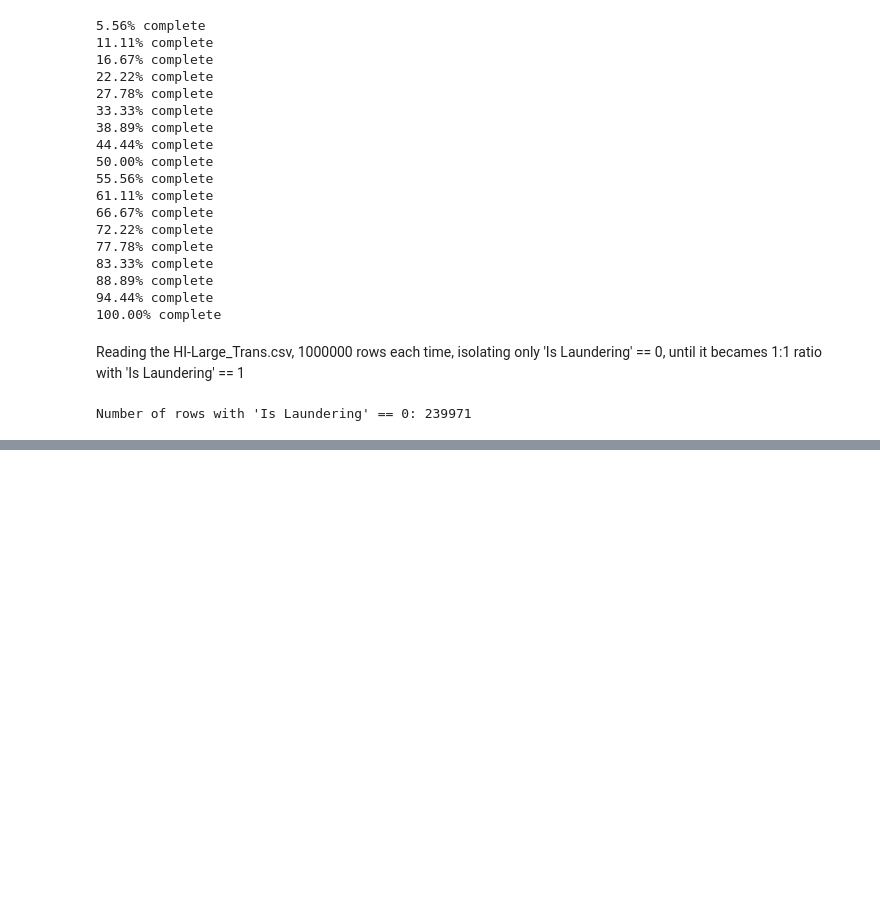
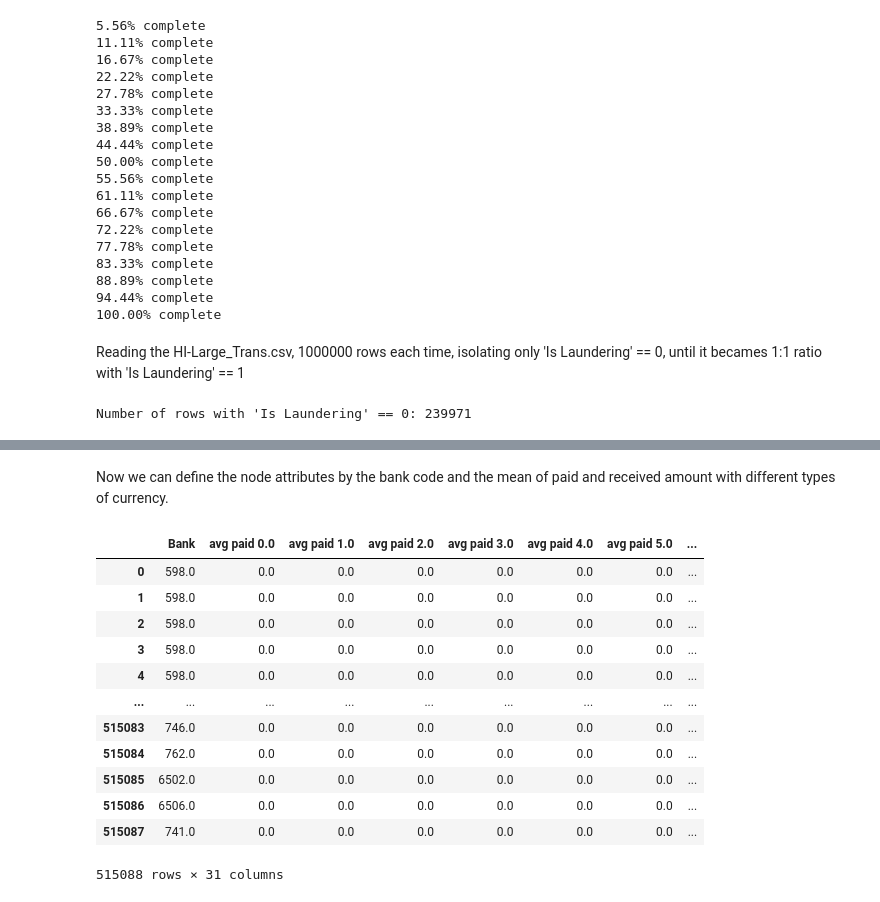
Before and after one commit to edmar-bevilaqua/anti-money-laundering-kaggle, a Jupyter notebook: anti-money-laundering.ipynb, the cells around one changed output, grey strips where cells are left out. Drawn from its saved outputs; the diff is of its cells as text; code cells hidden in the pictures; blank space fills up the shorter version.

```diff
--- a/anti-money-laundering.ipynb
+++ b/anti-money-laundering.ipynb
@@ -278,0 +367,3 @@ Name: count, dtype: int64
+# %%
+df, receiving_df, paying_df, currency_ls = preprocess(df = full_df)
+display(df.head())
@@ -278,0 +401,3 @@ Name: count, dtype: int64
+# %%
+accounts = get_all_account(df)
+display(accounts.head())
@@ -278,0 +414,44 @@ Name: count, dtype: int64
+# %%
+def paid_currency_aggregate(currency_ls, paying_df, accounts):
+        for i in currency_ls:
+            temp = paying_df[paying_df['Payment Currency'] == i]
+            accounts['avg paid '+str(i)] = temp['Amount Paid'].groupby(temp['Account']).transform('mean')
+        return accounts
+
+def received_currency_aggregate(currency_ls, receiving_df, accounts):
+    for i in currency_ls:
+        temp = receiving_df[receiving_df['Receiving Currency'] == i]
+        accounts['avg received '+str(i)] = temp['Amount Received'].groupby(temp['Account']).transform('mean')
+    accounts = accounts.fillna(0)
+    return accounts
+# %% [markdown]
+Now we can define the node attributes by the bank code and the mean of paid and received amount with different types of currency.
+# %%
+import torch
+
+from torch_geometric.data import Data, InMemoryDataset
+
+def get_node_attr(currency_ls, paying_df,receiving_df, accounts):
+        node_df = paid_currency_aggregate(currency_ls, paying_df, accounts)
+        node_df = received_currency_aggregate(currency_ls, receiving_df, node_df)
+        node_label = torch.from_numpy(node_df['Is Laundering'].values).to(torch.float)
+        node_df = node_df.drop(['Account', 'Is Laundering'], axis=1)
+        node_df = df_ord_encoder(node_df,['Bank'])
+        return node_df, node_label
+# %%
+node_df, node_label = get_node_attr(currency_ls, paying_df,receiving_df, accounts)
+node_df[0]
+# %% [output]
+|  | Bank | avg paid 0.0 | avg paid 1.0 | avg paid 2.0 | avg paid 3.0 | avg paid 4.0 | avg paid 5.0 | ... |
+| 0 | 598.0 | 0.0 | 0.0 | 0.0 | 0.0 | 0.0 | 0.0 | ... |
+| 1 | 598.0 | 0.0 | 0.0 | 0.0 | 0.0 | 0.0 | 0.0 | ... |
+| 2 | 598.0 | 0.0 | 0.0 | 0.0 | 0.0 | 0.0 | 0.0 | ... |
+| 3 | 598.0 | 0.0 | 0.0 | 0.0 | 0.0 | 0.0 | 0.0 | ... |
+| 4 | 598.0 | 0.0 | 0.0 | 0.0 | 0.0 | 0.0 | 0.0 | ... |
+| ... | ... | ... | ... | ... | ... | ... | ... | ... |
+| 515083 | 746.0 | 0.0 | 0.0 | 0.0 | 0.0 | 0.0 | 0.0 | ... |
+| 515084 | 762.0 | 0.0 | 0.0 | 0.0 | 0.0 | 0.0 | 0.0 | ... |
+| 515085 | 6502.0 | 0.0 | 0.0 | 0.0 | 0.0 | 0.0 | 0.0 | ... |
+| 515086 | 6506.0 | 0.0 | 0.0 | 0.0 | 0.0 | 0.0 | 0.0 | ... |
+| 515087 | 741.0 | 0.0 | 0.0 | 0.0 | 0.0 | 0.0 | 0.0 | ... |
+515088 rows × 31 columns
```
Also changed, not shown: parts of 27 cells of this notebook.
